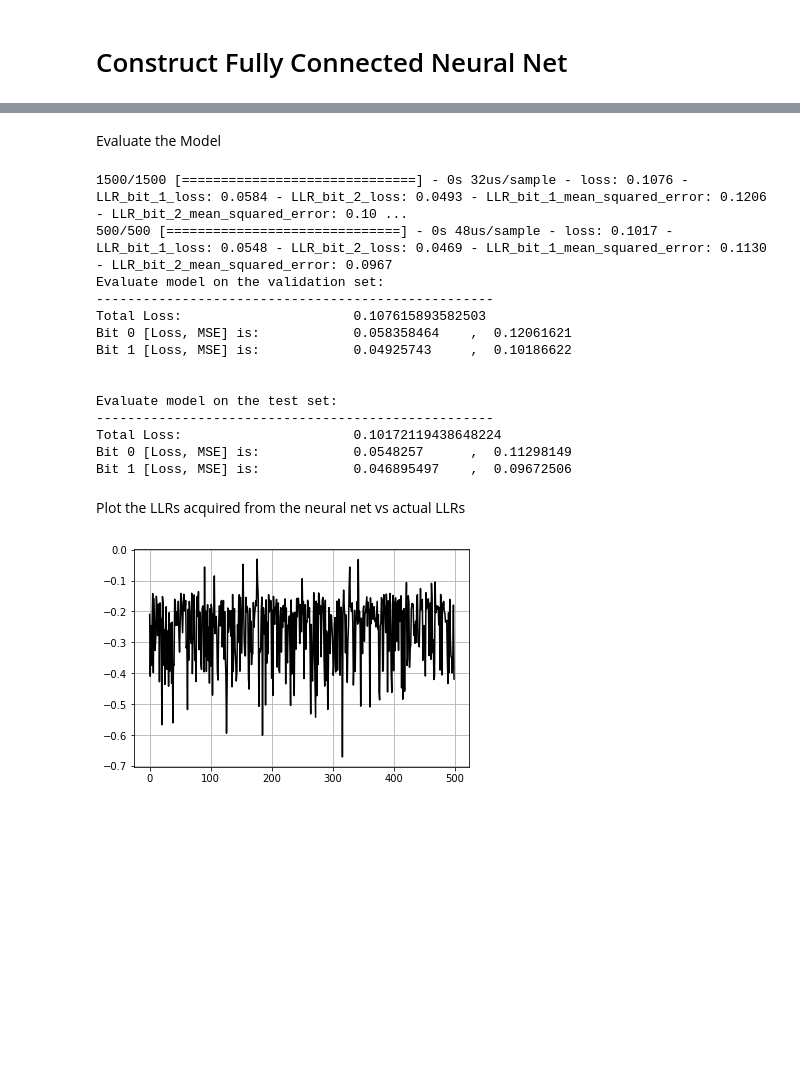
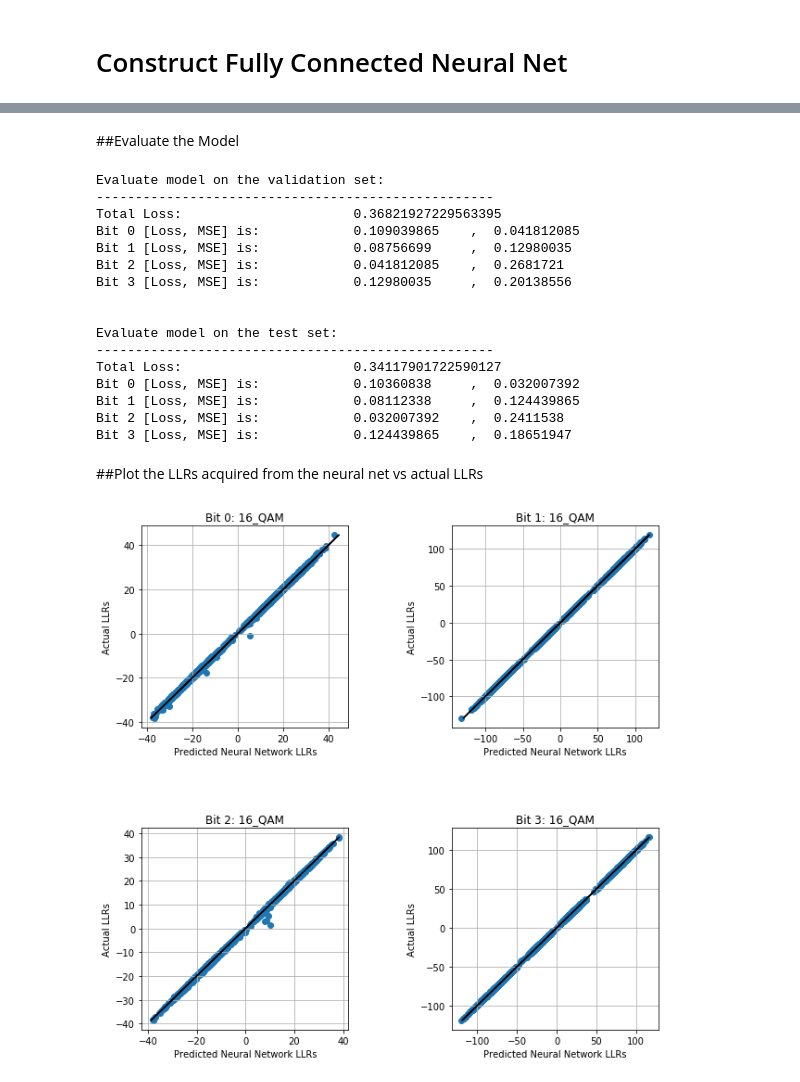
Before and after one commit to puresoda/LLR_net, a Jupyter notebook: LLR_NN.ipynb, the cells around one changed output, grey strips where cells are left out. Cells and saved outputs as stored; diff of their text form; code cells hidden in the pictures; blank space fills up the shorter version.

```diff
--- a/LLR_NN.ipynb
+++ b/LLR_NN.ipynb
@@ -100,14 +146,16 @@ model_input = Input(shape=(X_train.shape[1]), name='model_input')
 num_outputs = y_train.shape[1]
 num_layers = 7
 
-x = Dense(512, activation='relu')(model_input)
+x = Dense(256, activation='relu')(model_input)
 for i in range(num_layers, 1, -1):
-  x = Dense(max(num_outputs, 2**i), activation="relu")(x)
+  x = Dense(max(num_outputs*2, 2**i), activation="relu")(x)
 
 output_vec = [None]*num_outputs
 for i in range(num_outputs):
   out_layer_name = "LLR_bit_" + str(i+1)
-  output_vec[i] = Dense(1, activation = "linear", name = out_layer_name)(x)
+
+  bit_layer = Dense(4, activation  = 'relu', name = "bit_layer_" + str(i + 1))(x)
+  output_vec[i] = Dense(1, activation = "linear", name = out_layer_name)(bit_layer)
 
 model = Model(inputs = model_input, outputs = output_vec)
 model.summary()
@@ -134,8 +182,11 @@ Train the model
 # %%
+# Experimented with model parameters:
+# Can choose loss function, metrics, optimizer parameters
 model.compile(loss='logcosh',
               optimizer = optimizers.Nadam(),
               metrics = ['mean_squared_error'])
 
+# Since we have one output per bit, store the results of each its own list
 y_train_flattened = [None] * num_outputs
 y_valid_flattened = [None] * num_outputs
 y_test_flattened = [None] * num_outputs
@@ -145,12 +196,13 @@ for i in range(num_outputs):
   y_valid_flattened[i] = y_valid[:,i]
   y_test_flattened[i] = y_test[:,i]
 
-history = model.fit(X_train, y_train_flattened, validation_data=(X_valid, y_valid_flattened), batch_size=100, epochs=50, verbose = 0)
+history = model.fit(X_train, y_train_flattened, validation_data=(X_valid, y_valid_flattened), batch_size=50, epochs=100, verbose = 0)
 # %% [markdown]
-Evaluate the Model
+##Evaluate the Model
 # %%
-score_val = model.evaluate(X_valid, y_valid_flattened, batch_size = 100, verbose=1)
-score_test = model.evaluate(X_test, y_test_flattened, batch_size = 100, verbose=1)
+# Test model on the validation and test set and report results
+score_val = model.evaluate(X_valid, y_valid_flattened, batch_size = 100, verbose=0)
+score_test = model.evaluate(X_test, y_test_flattened, batch_size = 100, verbose=0)
 
 print("Evaluate model on the validation set:")
 print("---------------------------------------------------")
@@ -164,28 +216,46 @@ print("Total Loss: \t\t\t", score_test[0])
 for i in range(num_outputs):
   print("Bit " + str(i) + " [Loss, MSE] is: \t\t", score_test[i+1], "\t, ", score_test[i+3])
 # %% [output]
-1500/1500 [==============================] - 0s 32us/sample - loss: 0.1076 - LLR_bit_1_loss: 0.0584 - LLR_bit_2_loss: 0.0493 - LLR_bit_1_mean_squared_error: 0.1206 - LLR_bit_2_mean_squared_error: 0.10 ...
-500/500 [==============================] - 0s 48us/sample - loss: 0.1017 - LLR_bit_1_loss: 0.0548 - LLR_bit_2_loss: 0.0469 - LLR_bit_1_mean_squared_error: 0.1130 - LLR_bit_2_mean_squared_error: 0.0967
 Evaluate model on the validation set:
 ---------------------------------------------------
-Total Loss:                      0.107615893582503
-Bit 0 [Loss, MSE] is:            0.058358464    ,  0.12061621
-Bit 1 [Loss, MSE] is:            0.04925743     ,  0.10186622
+Total Loss:                      0.36821927229563395
+Bit 0 [Loss, MSE] is:            0.109039865    ,  0.041812085
+Bit 1 [Loss, MSE] is:            0.08756699     ,  0.12980035
+Bit 2 [Loss, MSE] is:            0.041812085    ,  0.2681721
+Bit 3 [Loss, MSE] is:            0.12980035     ,  0.20138556
 
 
 Evaluate model on the test set:
 ---------------------------------------------------
-Total Loss:                      0.10172119438648224
-Bit 0 [Loss, MSE] is:            0.0548257      ,  0.11298149
-Bit 1 [Loss, MSE] is:            0.046895497    ,  0.09672506
+Total Loss:                      0.34117901722590127
+Bit 0 [Loss, MSE] is:            0.10360838     ,  0.032007392
+Bit 1 [Loss, MSE] is:            0.08112338     ,  0.124439865
+Bit 2 [Loss, MSE] is:            0.032007392    ,  0.2411538
+Bit 3 [Loss, MSE] is:            0.124439865    ,  0.18651947
 # %% [markdown]
-Plot the LLRs acquired from the neural net vs actual LLRs
+##Plot the LLRs acquired from the neural net vs actual LLRs
-# %%
-y_pred = [None]*num_outputs
-y_pred = model.predict(X_test)
-
-plt.plot(np.asarray(y_pred[0][:]) - y_test[:,0].reshape([-1,1]), 'k')
-plt.grid()
-plt.show()
-# %% [output]
-[figure, removed]
+# %%
+y_pred = [None]*num_outputs
+y_pred = model.predict(X_test)
+
+f = plt.figure()
+f.set_figheight(10)
+f.set_figwidth(10)
+for i in range(num_outputs):
+  if num_outputs != 1:
+    predicted = y_pred[i][:]
+  else:
+    predicted = y_pred
+
+  plt.subplot(2,2,i+1)
+  plt.scatter(np.asarray(predicted), y_test[:,i].reshape([-1,1]))
+  plt.plot(y_test[:,i].reshape([-1,1]), y_test[:,i].reshape([-1,1]), 'k')
+  plt.xlabel("Predicted Neural Network LLRs")
+  plt.ylabel("Actual LLRs")
+  plt.title("Bit " + str(i) + ": " + MODULATION)
+  plt.grid()
+
+plt.subplots_adjust(wspace=0.5, hspace=0.5)
+plt.show()
+# %% [output]
+[figure, added]
```
Also changed, not shown: parts of 15 cells of this notebook.
